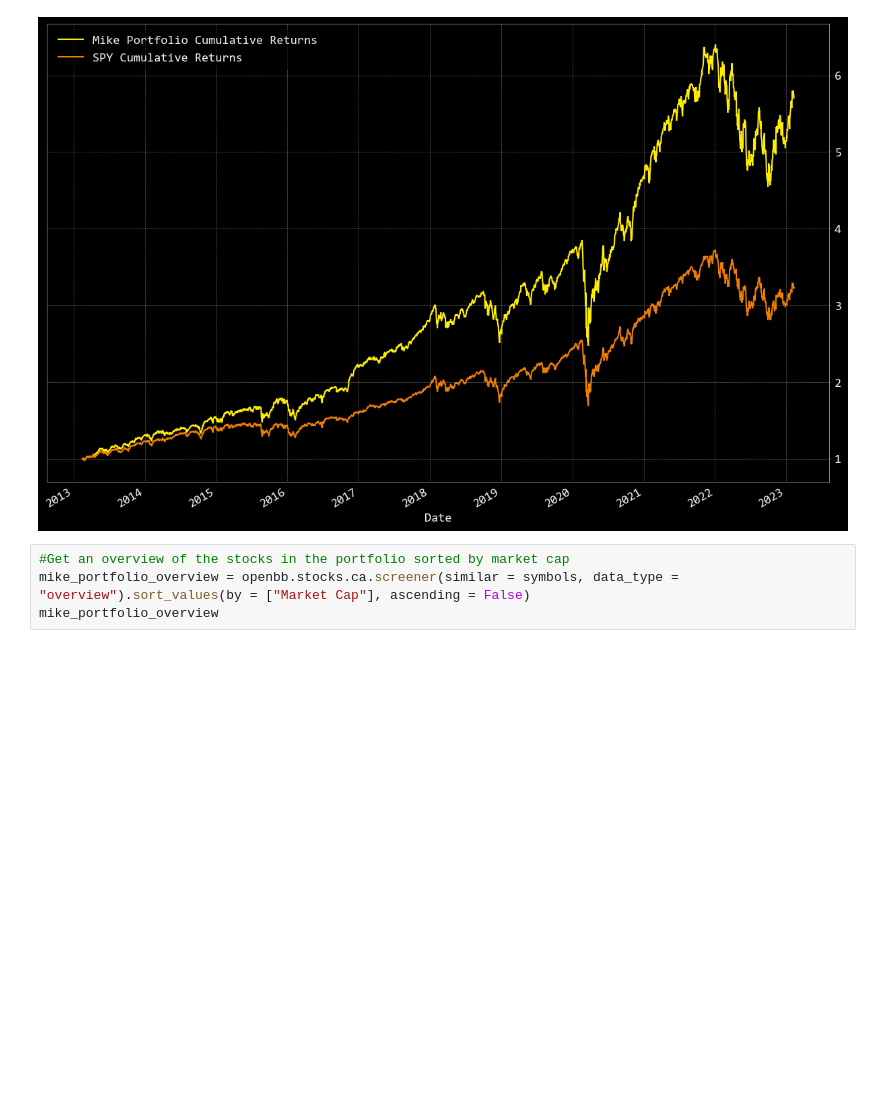
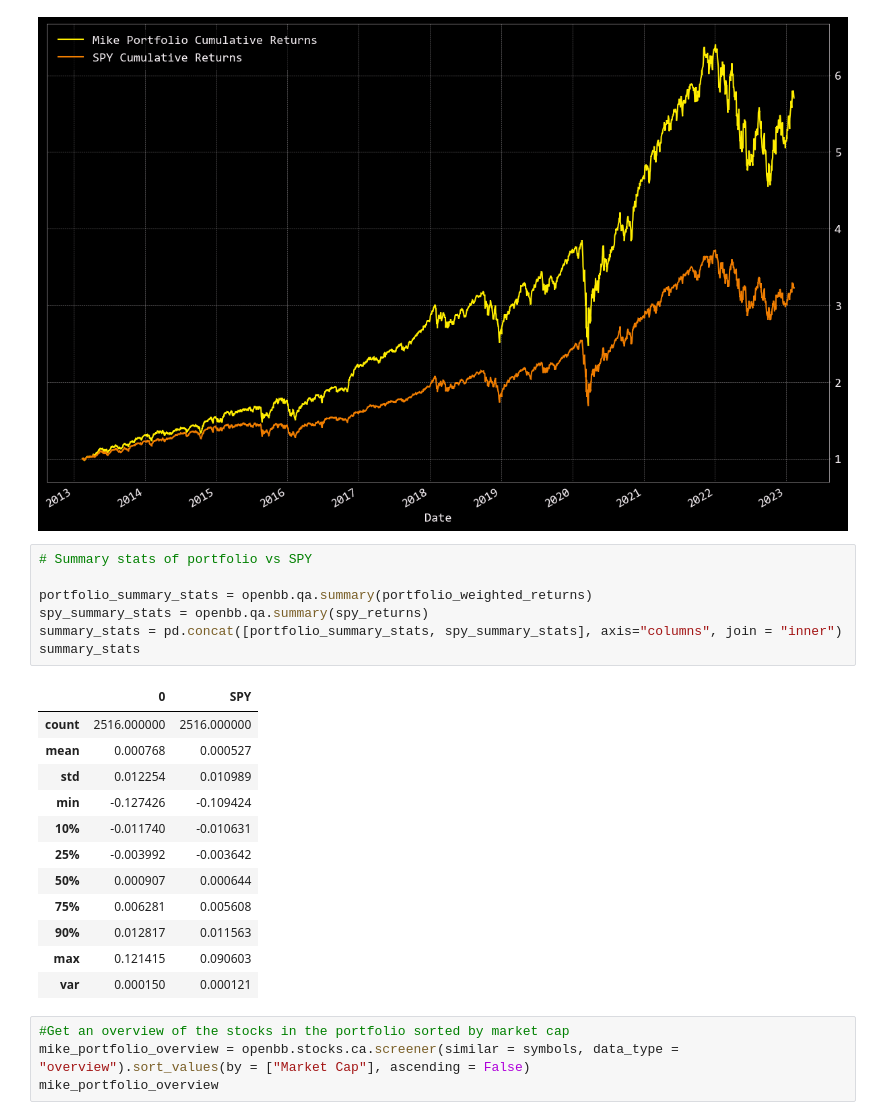
Before and after one commit to omarmoreta/Fintech_Project_1, a Jupyter notebook: Portfolios/Mike_portfolio.ipynb, the cells around one changed output. Drawn from its saved outputs; the diff is of its cells as text; blank space fills up the shorter version.

Commit message:
added summ statsssssss 2/16

```diff
--- a/Portfolios/Mike_portfolio.ipynb
+++ b/Portfolios/Mike_portfolio.ipynb
@@ -134,6 +134,26 @@ ax.legend(["Mike Portfolio Cumulative Returns", "SPY Cumulative Returns"])
 # %% [output]
 <matplotlib.legend.Legend at 0x...>
 [figure]
+# %%
+# Summary stats of portfolio vs SPY
+
+portfolio_summary_stats = openbb.qa.summary(portfolio_weighted_returns)
+spy_summary_stats = openbb.qa.summary(spy_returns)
+summary_stats = pd.concat([portfolio_summary_stats, spy_summary_stats], axis="columns", join = "inner")
+summary_stats
+# %% [output]
+|  | 0 | SPY |
+| count | 2516.000000 | 2516.000000 |
+| mean | 0.000768 | 0.000527 |
+| std | 0.012254 | 0.010989 |
+| min | -0.127426 | -0.109424 |
+| 10% | -0.011740 | -0.010631 |
+| 25% | -0.003992 | -0.003642 |
+| 50% | 0.000907 | 0.000644 |
+| 75% | 0.006281 | 0.005608 |
+| 90% | 0.012817 | 0.011563 |
+| max | 0.121415 | 0.090603 |
+| var | 0.000150 | 0.000121 |
 # %%
 #Get an overview of the stocks in the portfolio sorted by market cap
 mike_portfolio_overview = openbb.stocks.ca.screener(similar = symbols, data_type = "overview").sort_values(by = ["Market Cap"], ascending = False)
```
Also changed, not shown: parts of 3 cells of this notebook, 1 other file.
